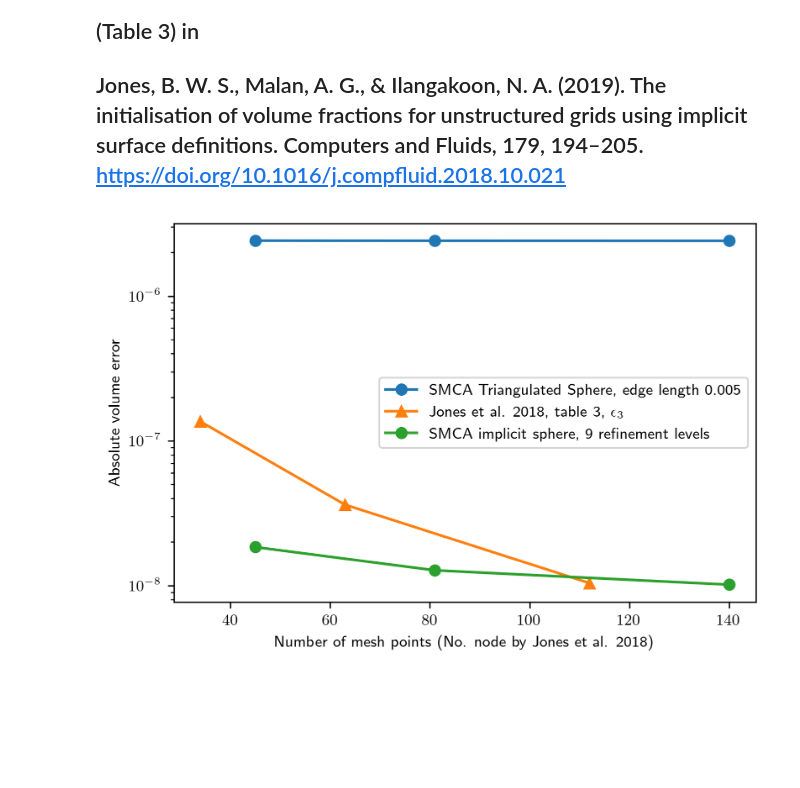
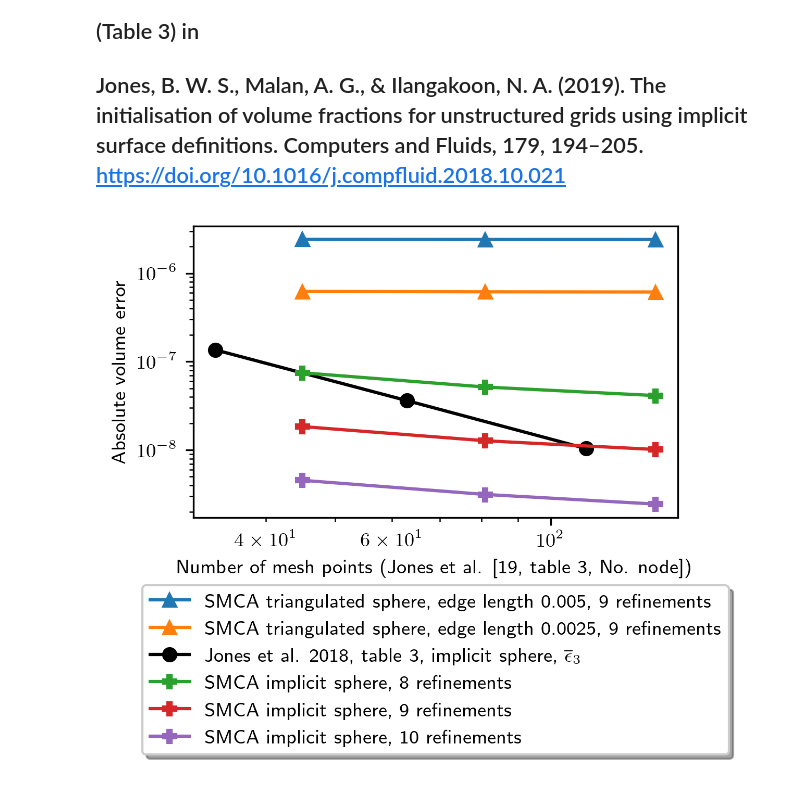
Before and after one commit to CRC-1194/argo, a Jupyter notebook: cases/initialization/3Dinit/j.compfluid.2018.10.021-table3.ipynb, the cells around one changed output. Saved outputs shown, nothing was run; the diff lists cells and outputs as text; code cells hidden in the pictures; blank space fills up the shorter version.

Commit message:
[j.compfluid.2018.10.021] parameterized surface edge length

```diff
--- a/cases/initialization/3Dinit/j.compfluid.2018.10.021-table3.ipynb
+++ b/cases/initialization/3Dinit/j.compfluid.2018.10.021-table3.ipynb
@@ -16,6 +16,7 @@ from plot_study import *
 
 rcParams["text.usetex"] = True
 rcParams["figure.dpi"] = 300
+rcParams["figure.figsize"] = (4,2.47)
 rcParams["font.size"] = 9
 rcParams["axes.titlesize"] = 9
 rcParams["axes.labelsize"] = 9
@@ -23,26 +24,50 @@ global_markers = ['o', 'x', '^', 'v', 'd']
 # %%
 # Exact volume
 sphere_radius = 0.5
 sphere_octant_volume = sphere_radius**3 * 4 * pi / 24.
 
 # Absolute volume errors from Table 3  https://doi.org/10.1016/j.compfluid.2018.10.021
 no_node = [34, 63, 112]
 epsilon_3 = [1.36e-07,3.62e-08,1.04e-08]
 
 # NoNodeSMCA (from j.compfluid.2018.10.021-table3-levelSet.parameter )
 no_node_smca = [45, 81, 140]
 # SMCA data
 smca_lset_dframe = pd.read_json("j.compfluid.2018.10.021-table3-levelSet.json", orient='table')
-smca_lset_error = np.array((smca_lset_dframe["VOLUME_FROM_VOLUME_FRACTION"] - sphere_octant_volume).abs())
-smca_trisurf_dframe = pd.read_json("j.compfluid.2018.10.021-table3-triSurface.json", orient='table')
-smca_trisurf_error = np.array((smca_trisurf_dframe["VOLUME_FROM_VOLUME_FRACTION"] - sphere_octant_volume).abs())
-plt.plot(no_node_smca, smca_trisurf_error, '-o', label='SMCA Triangulated Sphere, edge length 0.005')
-plt.plot(no_node, epsilon_3, '-^', label='Jones et al. 2018, table 3, $\epsilon_3$')
-plt.plot(no_node_smca, smca_lset_error, '-o', label='SMCA implicit sphere, 9 refinement levels')
+idx = pd.IndexSlice
+
+smca_lset_refine_8  = smca_lset_dframe.loc[idx[:,:,:,:,8,:,:,:,:]]
+smca_lset_refine_9  = smca_lset_dframe.loc[idx[:,:,:,:,9,:,:,:,:]]
+smca_lset_refine_10 = smca_lset_dframe.loc[idx[:,:,:,:,10,:,:,:,:]]
+
+smca_lset_8_error = np.array((smca_lset_refine_8["VOLUME_FROM_VOLUME_FRACTION"] - sphere_octant_volume).abs())
+smca_lset_9_error = np.array((smca_lset_refine_9["VOLUME_FROM_VOLUME_FRACTION"] - sphere_octant_volume).abs())
+smca_lset_10_error = np.array((smca_lset_refine_10["VOLUME_FROM_VOLUME_FRACTION"] - sphere_octant_volume).abs())
+
+# IndexSlice doesn't work for float64 values with JSON MultiIndex, switching to CSV
+smca_trisurf_dframe = pd.read_csv("j.compfluid.2018.10.021-table3-triSurface.csv")
+
+smca_trisurf_005 = smca_trisurf_dframe[smca_trisurf_dframe["TRIANGLE_EDGE_LENGTH"] == 0.005]
+smca_trisurf_0025 = smca_trisurf_dframe[smca_trisurf_dframe["TRIANGLE_EDGE_LENGTH"] == 0.0025]
+
+smca_trisurf_005_error = np.array((smca_trisurf_005["VOLUME_FROM_VOLUME_FRACTION"] - sphere_octant_volume).abs())
+smca_trisurf_0025_error = np.array((smca_trisurf_0025["VOLUME_FROM_VOLUME_FRACTION"] - sphere_octant_volume).abs())
+
+plt.plot(no_node_smca, smca_trisurf_005_error, '-^', label='SMCA triangulated sphere, edge length 0.005, 9 refinements')
+plt.plot(no_node_smca, smca_trisurf_0025_error, '-^', label='SMCA triangulated sphere, edge length 0.0025, 9 refinements')
+
+plt.plot(no_node, epsilon_3, 'k-o', label='Jones et al. 2018, table 3, implicit sphere, $\overline{\epsilon}_3$')
+
+plt.plot(no_node_smca, smca_lset_8_error, '-P', label='SMCA implicit sphere, 8 refinements')
+plt.plot(no_node_smca, smca_lset_9_error, '-P', label='SMCA implicit sphere, 9 refinements')
+plt.plot(no_node_smca, smca_lset_10_error, '-P', label='SMCA implicit sphere, 10 refinements')
+
+
 plt.ylabel("Absolute volume error")
-plt.xlabel("Number of mesh points (No. node by Jones et al. 2018)")
-plt.semilogy()
-plt.legend()
-plt.savefig("j.compfluid.2018.10.021.pdf")
+plt.xlabel("Number of mesh points (Jones et al. [19, table 3, No. node])")
+plt.loglog()
+plt.legend(loc='upper center', bbox_to_anchor=(0.5, -0.2),
+          fancybox=True, shadow=True, ncol=1)
+plt.savefig("j.compfluid.2018.10.021.pdf", bbox_inches="tight")
 # %% [output]
-[figure, old version]
+[figure, new version]
```
Also changed, not shown: 2 other files.
